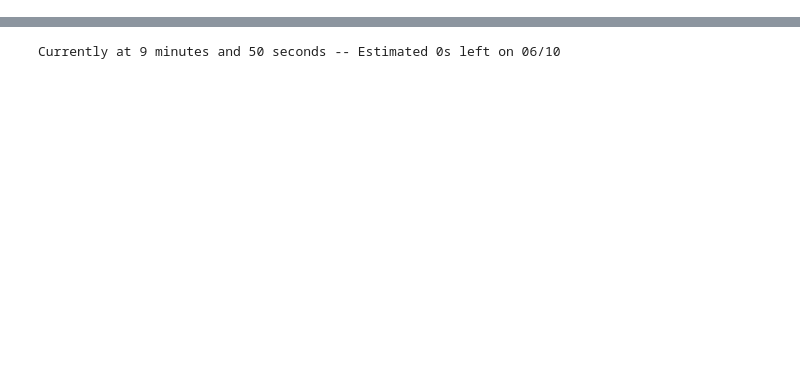
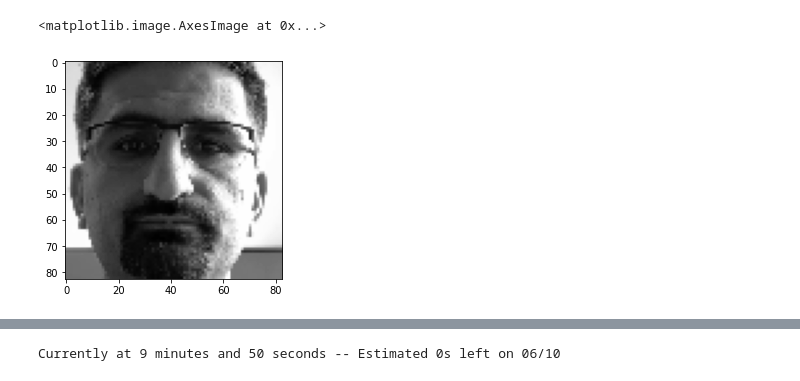
Before and after one commit to InspirAsianz/DrowsyDetection, a Jupyter notebook: ImagePreprocessing.ipynb, the cells around one changed output, grey strips where cells are left out. Drawn from its saved outputs; the diff is of its cells as text; code cells hidden in the pictures; blank space fills up the shorter version.

```diff
--- a/ImagePreprocessing.ipynb
+++ b/ImagePreprocessing.ipynb
@@ -19,3 +24,10 @@ plt.imshow(resize_crop, cmap="gray")
+# %%
+faces = face_cascade.detectMultiScale(resize_crop)[0]
+face_crop = resize_crop[faces[1]:faces[1]+faces[3], faces[0]:faces[0]+faces[2]]
+plt.imshow(face_crop, cmap="gray")
+# %% [output]
+<matplotlib.image.AxesImage at 0x...>
+[figure, added]
 # %%
 from sklearn.preprocessing import MinMaxScaler
 scaler = MinMaxScaler(feature_range=(0, 1))
```
Also changed, not shown: parts of 6 cells of this notebook, 22 other files.
